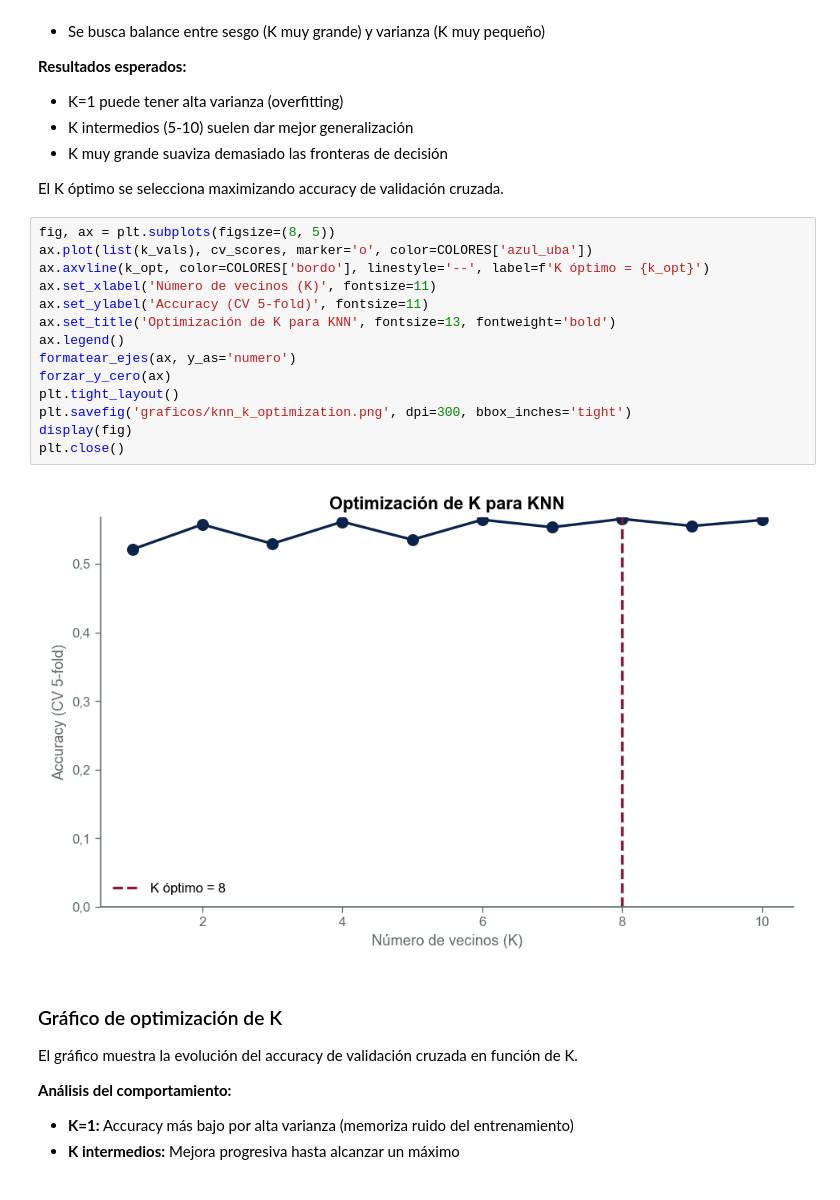
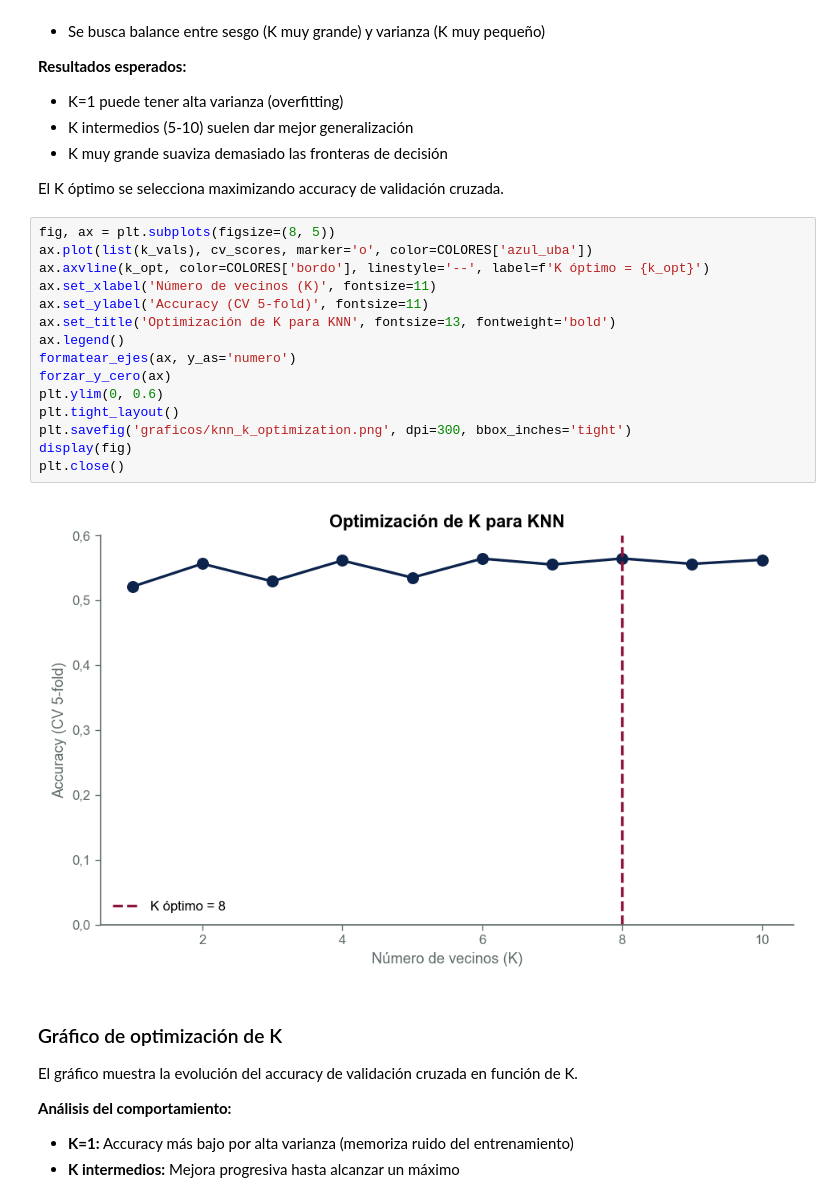
Before and after one commit to paulaleylen/BigDataUBA-Grupo10, a Jupyter notebook: TP3/Program_TP3_Grupo10.ipynb, the cells around one changed output. Drawn from its saved outputs; the diff is of its cells as text.

```diff
--- a/TP3/Program_TP3_Grupo10.ipynb
+++ b/TP3/Program_TP3_Grupo10.ipynb
@@ -497,19 +486,20 @@ El K óptimo se selecciona maximizando accuracy de validación cruzada.
 # %%
 fig, ax = plt.subplots(figsize=(8, 5))
 ax.plot(list(k_vals), cv_scores, marker='o', color=COLORES['azul_uba'])
 ax.axvline(k_opt, color=COLORES['bordo'], linestyle='--', label=f'K óptimo = {k_opt}')
 ax.set_xlabel('Número de vecinos (K)', fontsize=11)
 ax.set_ylabel('Accuracy (CV 5-fold)', fontsize=11)
 ax.set_title('Optimización de K para KNN', fontsize=13, fontweight='bold')
 ax.legend()
 formatear_ejes(ax, y_as='numero')
 forzar_y_cero(ax)
+plt.ylim(0, 0.6)
 plt.tight_layout()
 plt.savefig('graficos/knn_k_optimization.png', dpi=300, bbox_inches='tight')
 display(fig)
 plt.close()
 # %% [output]
-[figure, old version]
+[figure, new version]
 # %% [markdown]
 ### Gráfico de optimización de K
 
```
Also changed, not shown: parts of 8 cells of this notebook, 3 other files.
